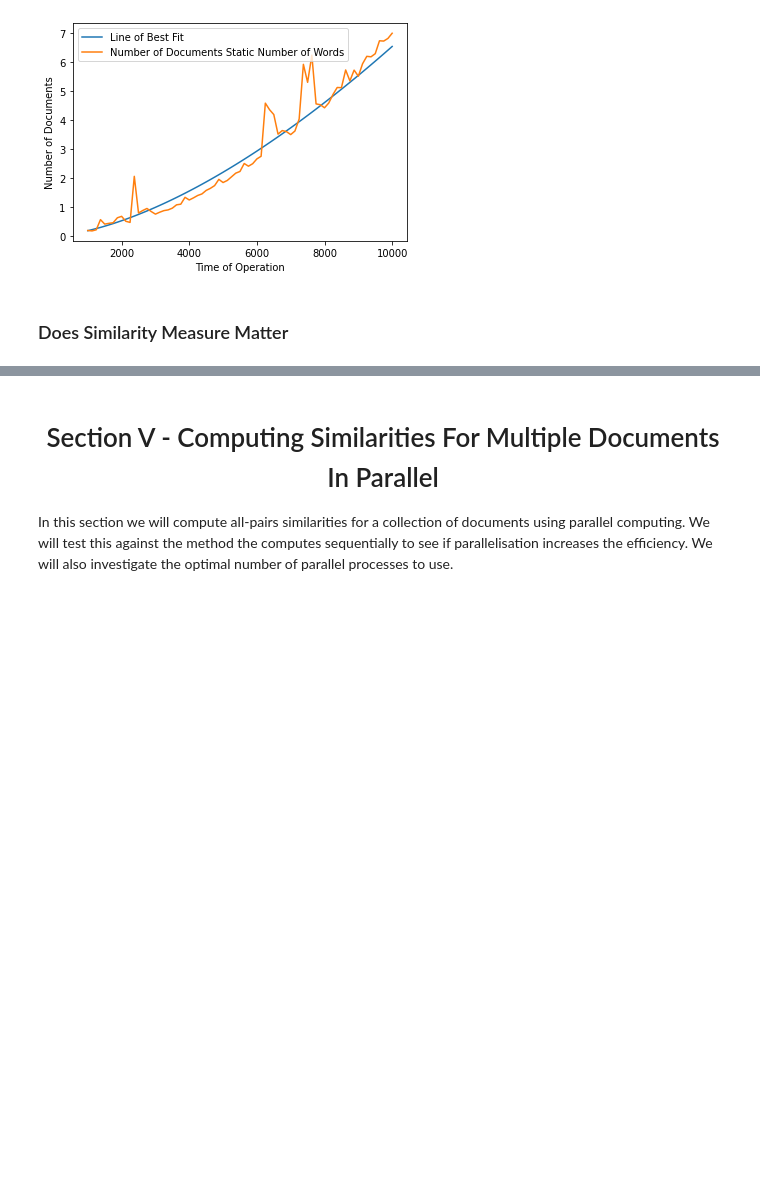
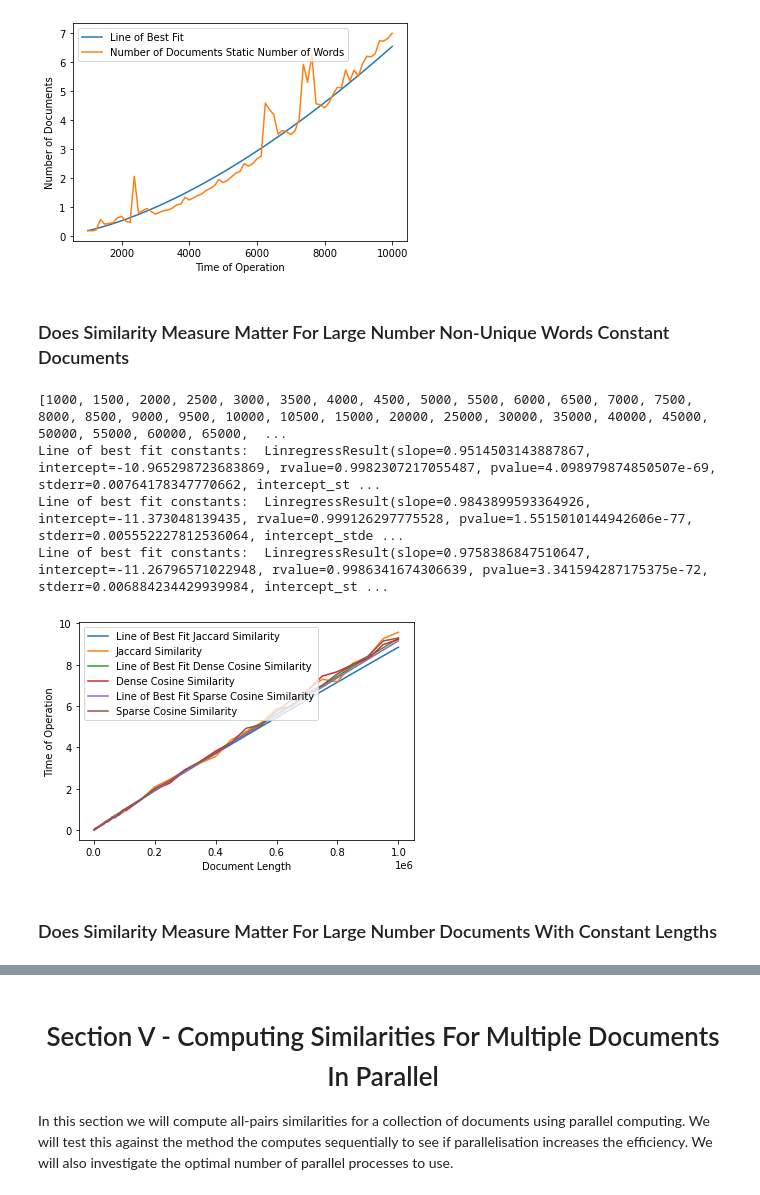
Before and after one commit to hwasc/ADS, a Jupyter notebook: ADS_report.ipynb, the cells around one changed output, grey strips where cells are left out. Drawn from its saved outputs; the diff is of its cells as text; code cells hidden in the pictures; blank space fills up the shorter version.

```diff
--- a/ADS_report.ipynb
+++ b/ADS_report.ipynb
@@ -1200,5 +1038,58 @@ plt.show()
 [1000, 1125, 1250, 1375, 1500, 1625, 1750, 1875, 2000, 2125, 2250, 2375, 2500, 2625, 2750, 2875, 3000, 3125, 3250, 3375, 3500, 3625, 3750, 3875, 4000, 4125, 4250, 4375, 4500, 4625, 4750, 4875, 5000, 5 ...
 Line of best fit constants:  LinregressResult(slope=1.575336929989926, intercept=-12.633010429230724, rvalue=0.9727581347247167, pvalue=8.174644687293579e-47, stderr=0.04455482583039837, intercept_std ...
 [figure]
+# %% [markdown]
+### Does Similarity Measure Matter For Large Number Non-Unique Words Constant Documents
+# %%
+import scipy.stats as stats
+
+words = list_of_words_1M
+
+doc_length_range = power_list(10, 3, 6, 20)
+print(doc_length_range)
+number_of_docs = 2
+unique_words = False
+
+similarity_function = "jaccard_similarity"
+plot_label = "Jaccard Similarity"
+best_fit_plot_label = "Line of Best Fit Jaccard Similarity"
+
+plot_doc_length_vs_time_constant_number_of_docs(    words,\
+                                                    doc_length_range,\
+                                                    number_of_docs,\
+                                                    unique_words,\
+                                                    similarity_function,\
+                                                    plot_label=plot_label,\
+                                                    best_fit_plot_label=best_fit_plot_label)
+
+similarity_function = "dense_cosine_similarity"
+plot_label = "Dense Cosine Similarity"
+best_fit_plot_label = "Line of Best Fit Dense Cosine Similarity"
+
+plot_doc_length_vs_time_constant_number_of_docs(    words,\
+                                                    doc_length_range,\
+                                                    number_of_docs,\
+                                                    unique_words,\
+                                                    similarity_function,\
+                                                    plot_label=plot_label,\
+                                                    best_fit_plot_label=best_fit_plot_label)
+
+similarity_function = "sparse_cosine_similarity"
+plot_label = "Sparse Cosine Similarity"
+best_fit_plot_label = "Line of Best Fit Sparse Cosine Similarity"
+
+plot_doc_length_vs_time_constant_number_of_docs(    words,\
+                                                    doc_length_range,\
+                                                    number_of_docs,\
+                                                    unique_words,\
+                                                    similarity_function,\
+                                                    plot_label=plot_label,\
+                                                    best_fit_plot_label=best_fit_plot_label)
+# %% [output]
+[1000, 1500, 2000, 2500, 3000, 3500, 4000, 4500, 5000, 5500, 6000, 6500, 7000, 7500, 8000, 8500, 9000, 9500, 10000, 10500, 15000, 20000, 25000, 30000, 35000, 40000, 45000, 50000, 55000, 60000, 65000,  ...
+Line of best fit constants:  LinregressResult(slope=0.9514503143887867, intercept=-10.965298723683869, rvalue=0.9982307217055487, pvalue=4.098979874850507e-69, stderr=0.00764178347770662, intercept_st ...
+Line of best fit constants:  LinregressResult(slope=0.9843899593364926, intercept=-11.373048139435, rvalue=0.999126297775528, pvalue=1.5515010144942606e-77, stderr=0.005552227812536064, intercept_stde ...
+Line of best fit constants:  LinregressResult(slope=0.9758386847510647, intercept=-11.26796571022948, rvalue=0.9986341674306639, pvalue=3.341594287175375e-72, stderr=0.006884234429939984, intercept_st ...
+[figure, added]
 # %% [markdown]
-### Does Similarity Measure Matter
+### Does Similarity Measure Matter For Large Number Documents With Constant Lengths
```
Also changed, not shown: parts of 19 cells of this notebook.
